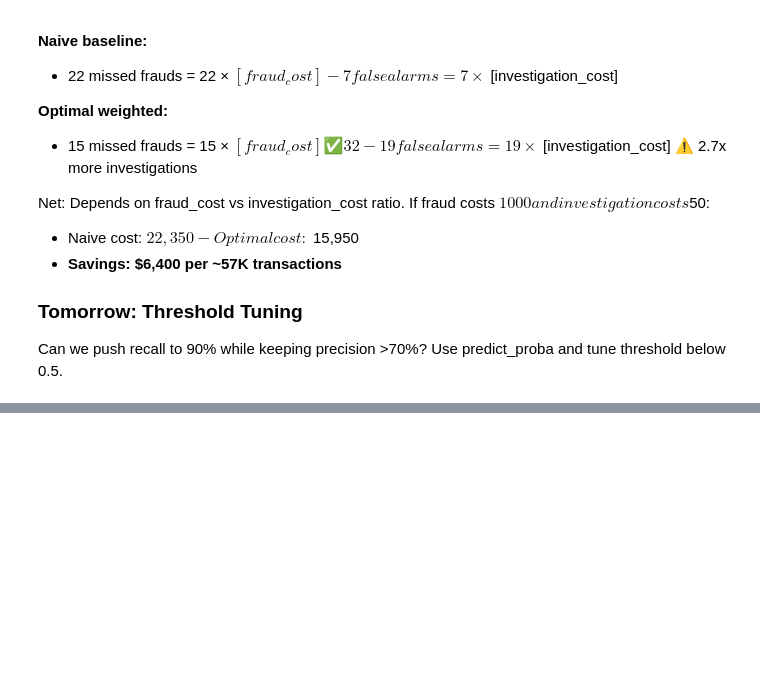
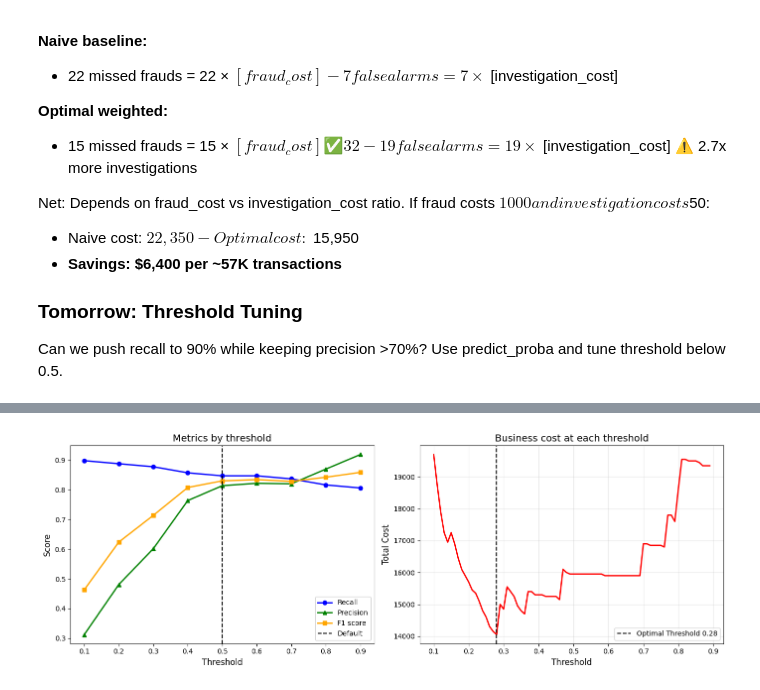
Before and after one commit to Dereger325/credit-card-fraud-detection, a Jupyter notebook: fraud_detection.ipynb, the cells around one changed output, grey strips where cells are left out. Saved outputs shown, nothing was run; the diff lists cells and outputs as text; code cells hidden in the pictures; blank space fills up the shorter version.

```diff
--- a/fraud_detection.ipynb
+++ b/fraud_detection.ipynb
@@ -866,0 +1022,22 @@ Use predict_proba and tune threshold below 0.5.
+# %%
+fig,axes = plt.subplots(1,2,figsize = (14,5))
+axes[0].plot(results_df['Threshold'],results_df['Recall'],marker = 'o',linewidth = 2,label = 'Recall',color = 'Blue')
+axes[0].plot(results_df['Threshold'],results_df['Precision'],marker = '^',linewidth = 2,label = 'Precision',color = 'Green')
+axes[0].plot(results_df['Threshold'],results_df['F1 score'],marker = 's',linewidth = 2,label = 'F1 score',color = 'Orange')
+axes[0].set_title('Metrics by threshold',fontsize = 14)
+axes[0].set_xlabel('Threshold',fontsize = 12)
+axes[0].set_ylabel('Score',fontsize = 12)
+axes[0].axvline(x = 0.5,color = 'black',linestyle = '--',label = 'Default')
+axes[0].legend()
+
+axes[1].plot(costs_df['Threshold'],costs_df['Cost'],linewidth = 2, color = 'red')
+axes[1].axvline(x = optimal_threshold,color = 'black',linestyle = '--',label = f'Optimal Threshold {optimal_threshold:.2f}')
+axes[1].set_xlabel('Threshold',fontsize = 12)
+axes[1].set_ylabel('Total Cost',fontsize = 12)
+axes[1].set_title('Business cost at each threshold',fontsize = 14)
+axes[1].legend()
+axes[1].grid(alpha = 0.3)
+plt.tight_layout()
+plt.show()
+# %% [output]
+[figure, added]
```
Also changed, not shown: parts of 7 cells of this notebook.
